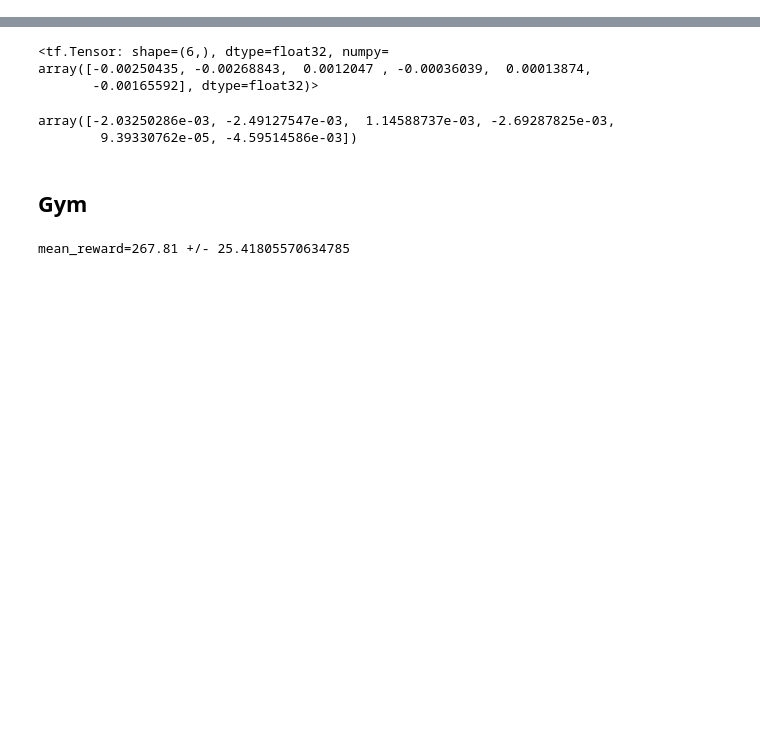
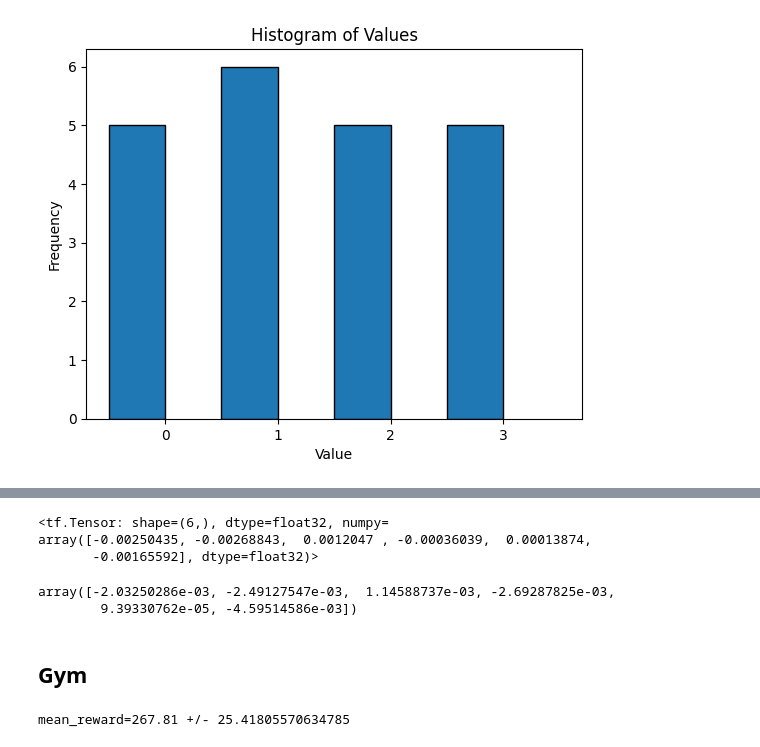
Before and after one commit to park4134/tvc-ilpo, a Jupyter notebook: Analysis.ipynb, the cells around one changed output, grey strips where cells are left out. Drawn from its saved outputs; the diff is of its cells as text; code cells hidden in the pictures; blank space fills up the shorter version.

```diff
--- a/Analysis.ipynb
+++ b/Analysis.ipynb
@@ -29,0 +63,19 @@ device_lib.list_local_devices()
+# %%
+import matplotlib.pyplot as plt
+
+# 데이터 생성
+data = [0, 1, 2, 3, 1, 2, 1, 0, 3, 3, 2, 1, 0, 1, 2, 3, 0, 0, 1, 3, 2]
+
+# 히스토그램 그리기
+plt.hist(data, bins=[-0.5, 0.5, 1.5, 2.5, 3.5], edgecolor='black', width = 0.5)
+
+# x축 레이블 설정
+plt.xticks([0, 1, 2, 3])
+
+# 그래프 보여주기
+plt.xlabel('Value')
+plt.ylabel('Frequency')
+plt.title('Histogram of Values')
+plt.show()
+# %% [output]
+[figure, added]
```
Also changed, not shown: parts of 28 cells of this notebook, 21 other files.
